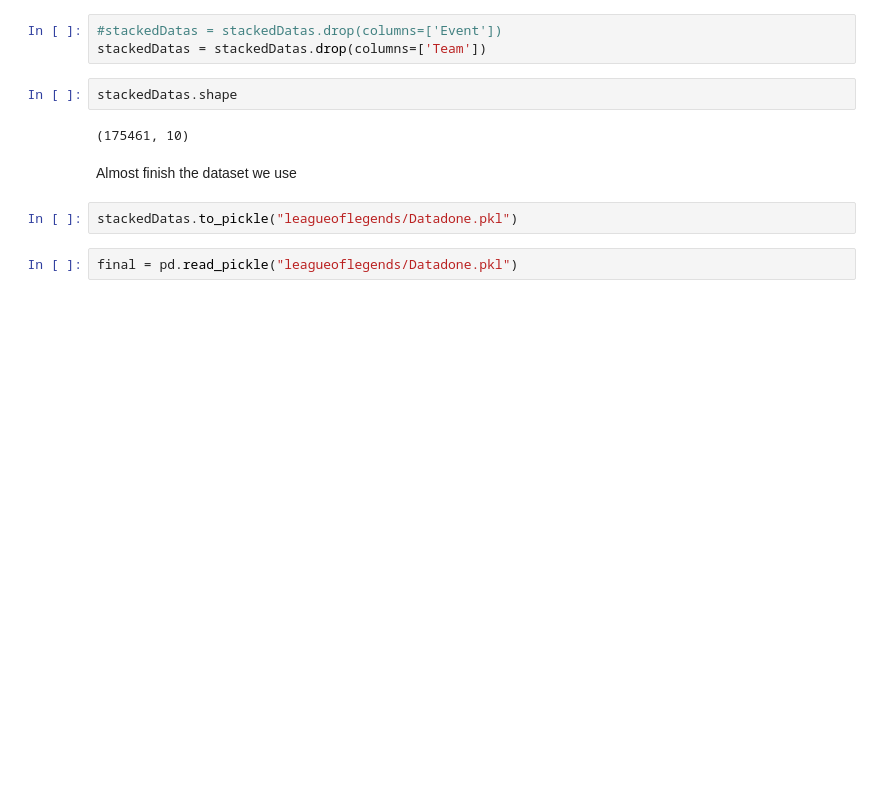
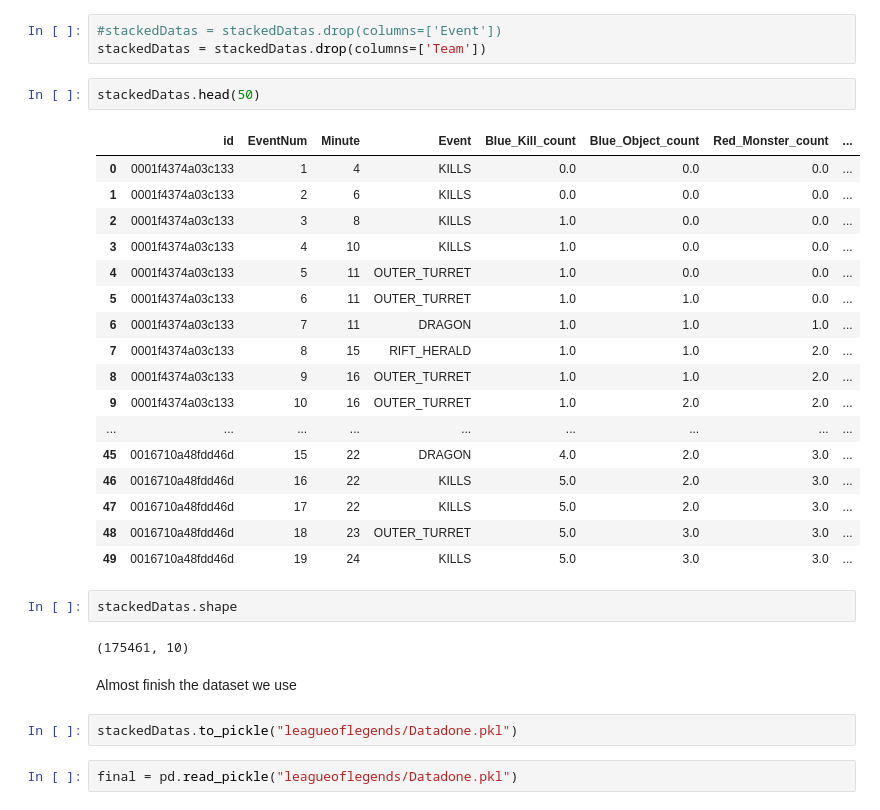
Before and after one commit to Kaixinc/Tools2_Final-Project, a Jupyter notebook: Tools_Final_Project.ipynb, the cells around one changed output. Cells and saved outputs as stored; diff of their text form; blank space fills up the shorter version.

```diff
--- a/Tools_Final_Project.ipynb
+++ b/Tools_Final_Project.ipynb
@@ -680,6 +680,26 @@ stackedDatas.head(50)
 # %%
 #stackedDatas = stackedDatas.drop(columns=['Event'])
 stackedDatas = stackedDatas.drop(columns=['Team'])
+# %%
+stackedDatas.head(50)
+# %% [output]
+|  | id | EventNum | Minute | Event | Blue_Kill_count | Blue_Object_count | Red_Monster_count | ... |
+| 0 | 0001f4374a03c133 | 1 | 4 | KILLS | 0.0 | 0.0 | 0.0 | ... |
+| 1 | 0001f4374a03c133 | 2 | 6 | KILLS | 0.0 | 0.0 | 0.0 | ... |
+| 2 | 0001f4374a03c133 | 3 | 8 | KILLS | 1.0 | 0.0 | 0.0 | ... |
+| 3 | 0001f4374a03c133 | 4 | 10 | KILLS | 1.0 | 0.0 | 0.0 | ... |
+| 4 | 0001f4374a03c133 | 5 | 11 | OUTER_TURRET | 1.0 | 0.0 | 0.0 | ... |
+| 5 | 0001f4374a03c133 | 6 | 11 | OUTER_TURRET | 1.0 | 1.0 | 0.0 | ... |
+| 6 | 0001f4374a03c133 | 7 | 11 | DRAGON | 1.0 | 1.0 | 1.0 | ... |
+| 7 | 0001f4374a03c133 | 8 | 15 | RIFT_HERALD | 1.0 | 1.0 | 2.0 | ... |
+| 8 | 0001f4374a03c133 | 9 | 16 | OUTER_TURRET | 1.0 | 1.0 | 2.0 | ... |
+| 9 | 0001f4374a03c133 | 10 | 16 | OUTER_TURRET | 1.0 | 2.0 | 2.0 | ... |
+| ... | ... | ... | ... | ... | ... | ... | ... | ... |
+| 45 | 0016710a48fdd46d | 15 | 22 | DRAGON | 4.0 | 2.0 | 3.0 | ... |
+| 46 | 0016710a48fdd46d | 16 | 22 | KILLS | 5.0 | 2.0 | 3.0 | ... |
+| 47 | 0016710a48fdd46d | 17 | 22 | KILLS | 5.0 | 2.0 | 3.0 | ... |
+| 48 | 0016710a48fdd46d | 18 | 23 | OUTER_TURRET | 5.0 | 3.0 | 3.0 | ... |
+| 49 | 0016710a48fdd46d | 19 | 24 | KILLS | 5.0 | 3.0 | 3.0 | ... |
 # %%
 stackedDatas.shape
 # %% [output]
```
Also changed, not shown: parts of 22 cells of this notebook.
